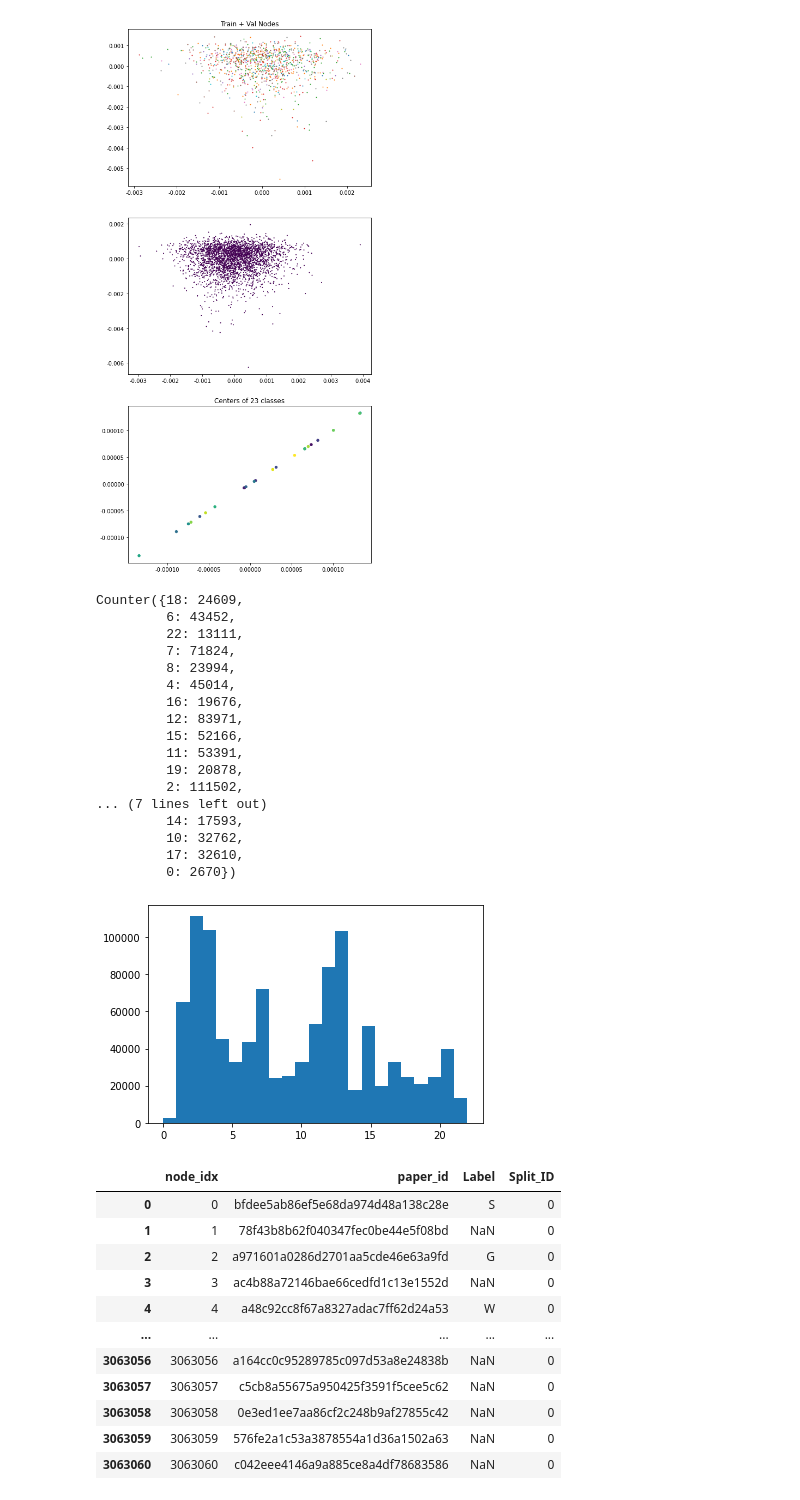
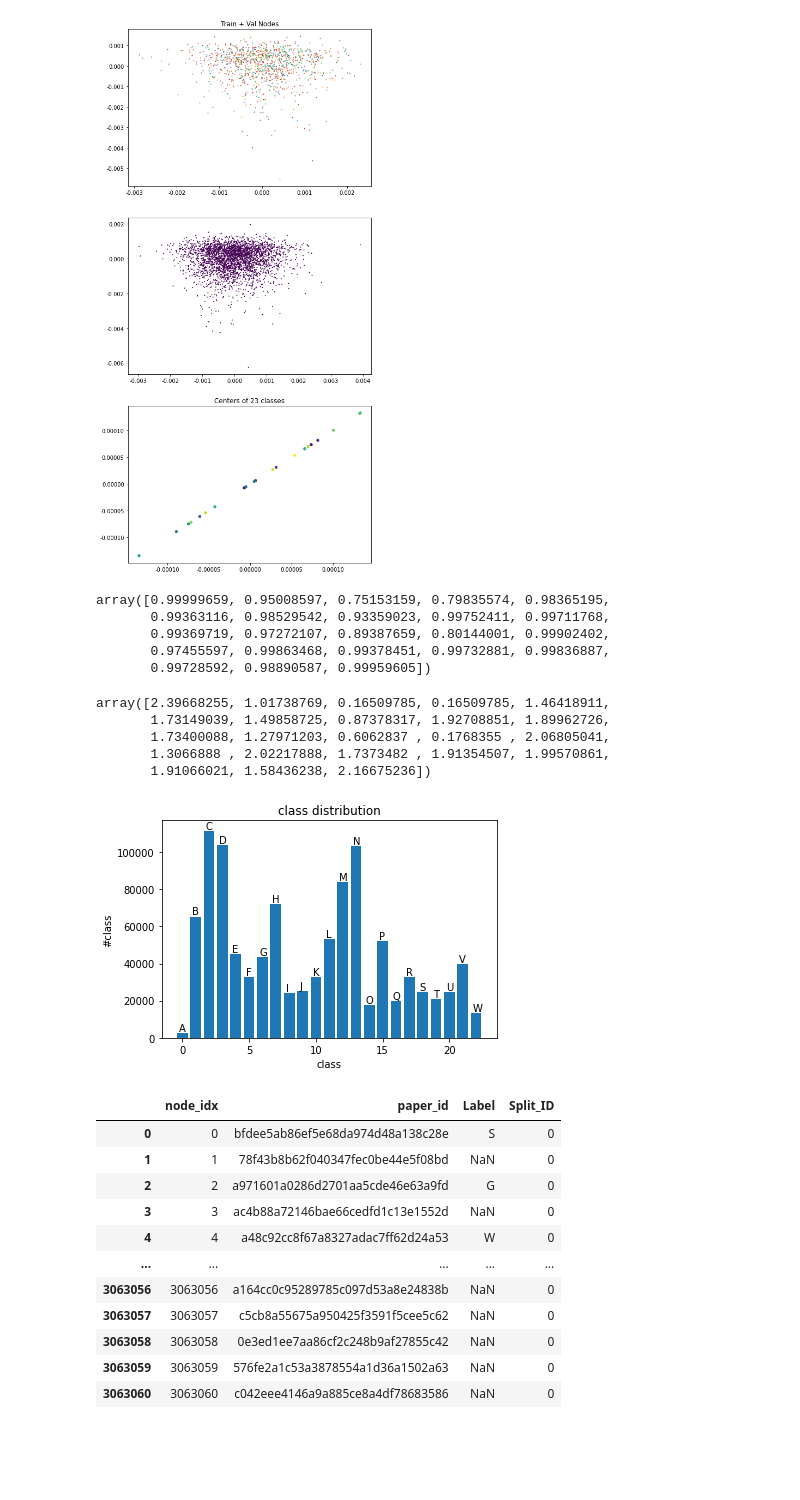
Before and after one commit to GZYZG/2021-maxp-dgl-ml, a Jupyter notebook: data-analysis.ipynb, the cells around one changed output. Drawn from its saved outputs; the diff is of its cells as text; code cells hidden in the pictures; blank space fills up the shorter version.

```diff
--- a/data-analysis.ipynb
+++ b/data-analysis.ipynb
@@ -226,29 +226,62 @@ axes[2].set_title("Centers of 23 classes")
 Text(0.5, 1.0, 'Centers of 23 classes')
 [figure]
 # %%
-Cnt(label)
+# 计算类别在损失函数中的权重，方法1
+t = Cnt(label)
+t = list(t.items())
+t.sort()
+t = np.array([e[1] for e in t])
+t = np.power(t, 3) / np.power(t, 3).sum()
+t = t / t.sum()
+t = 1 - t
+# t /= t.sum()
+t
 # %% [output]
-Counter({18: 24609,
-         6: 43452,
-         22: 13111,
-         7: 71824,
-         8: 23994,
-         4: 45014,
-         16: 19676,
-         12: 83971,
-         15: 52166,
-         11: 53391,
-         19: 20878,
-         2: 111502,
-... (7 lines left out)
-         14: 17593,
-         10: 32762,
-         17: 32610,
-         0: 2670})
+array([0.99999659, 0.95008597, 0.75153159, 0.79835574, 0.98365195,
+       0.99363116, 0.98529542, 0.93359023, 0.99752411, 0.99711768,
+       0.99369719, 0.97272107, 0.89387659, 0.80144001, 0.99902402,
+       0.97455597, 0.99863468, 0.99378451, 0.99732881, 0.99836887,
+       0.99728592, 0.98890587, 0.99959605])
-# %%
-_ = plt.hist(label, bins=23, log=0, density=0)
-# %% [output]
-[figure, removed]
+# %%
+# 计算类别在损失函数中的权重，方法2
+t = Cnt(label)
+t = list(t.items())
+t.sort()
+t = np.array([e[1] for e in t])
+mean = t.mean()
+t = mean - t
+# t = np.abs(t)
+# t /= mean
+# t = 1 / t
+# t = t / t.sum()
+t -= t.min()
+# t /= t.sum()
+# t = np.exp(t)
+t /= mean
+t[2] = t[3]
+t
+# %% [output]
+array([2.39668255, 1.01738769, 0.16509785, 0.16509785, 1.46418911,
+       1.73149039, 1.49858725, 0.87378317, 1.92708851, 1.89962726,
+       1.73400088, 1.27971203, 0.6062837 , 0.1768355 , 2.06805041,
+       1.3066888 , 2.02217888, 1.7373482 , 1.91354507, 1.99570861,
+       1.91066021, 1.58436238, 2.16675236])
+# %%
+t = Cnt(label)
+t = list(t.items())
+t.sort()
+x, y = [e[0] for e in t], [e[1] for e in t]
+
+plt.bar(x, y)
+plt.xlabel("class")
+plt.ylabel("#class")
+plt.title("class distribution")
+for i in range(len(x)):
+    plt.text(x[i]-.25, y[i]+1000, chr(ord('A')+x[i]))
+
+# plt.savefig('class-dist.png', dpi=400)
+# %% [output]
+[figure, added]
 # %%
 id_labels[id_labels['Split_ID'] == 0]
 # %% [output]
```
Also changed, not shown: parts of 1 cell of this notebook.
